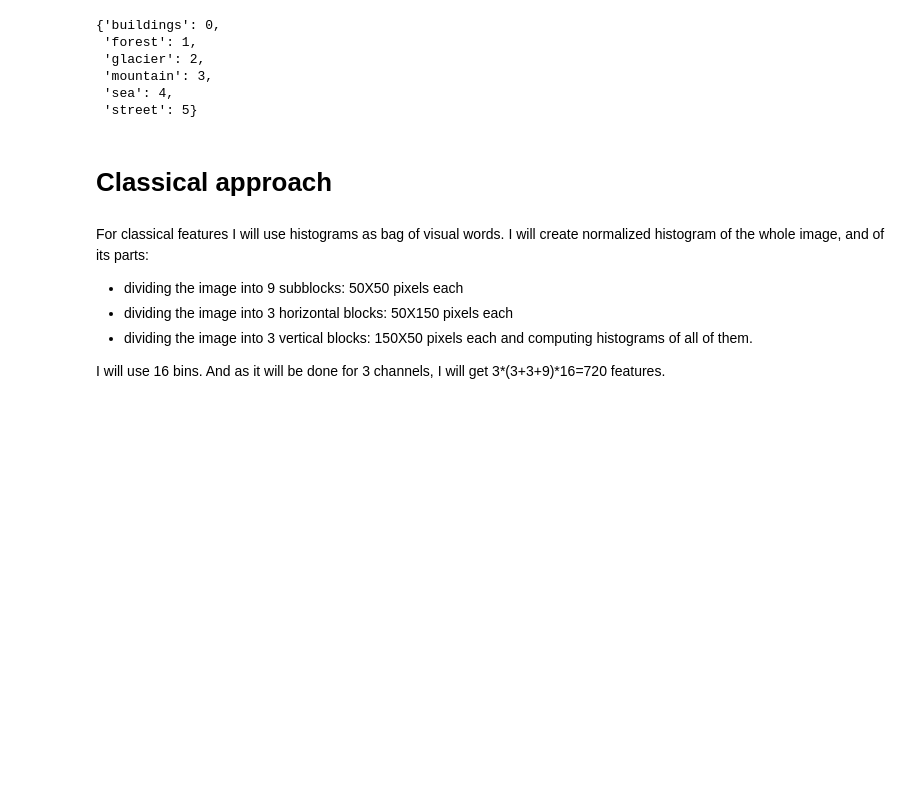
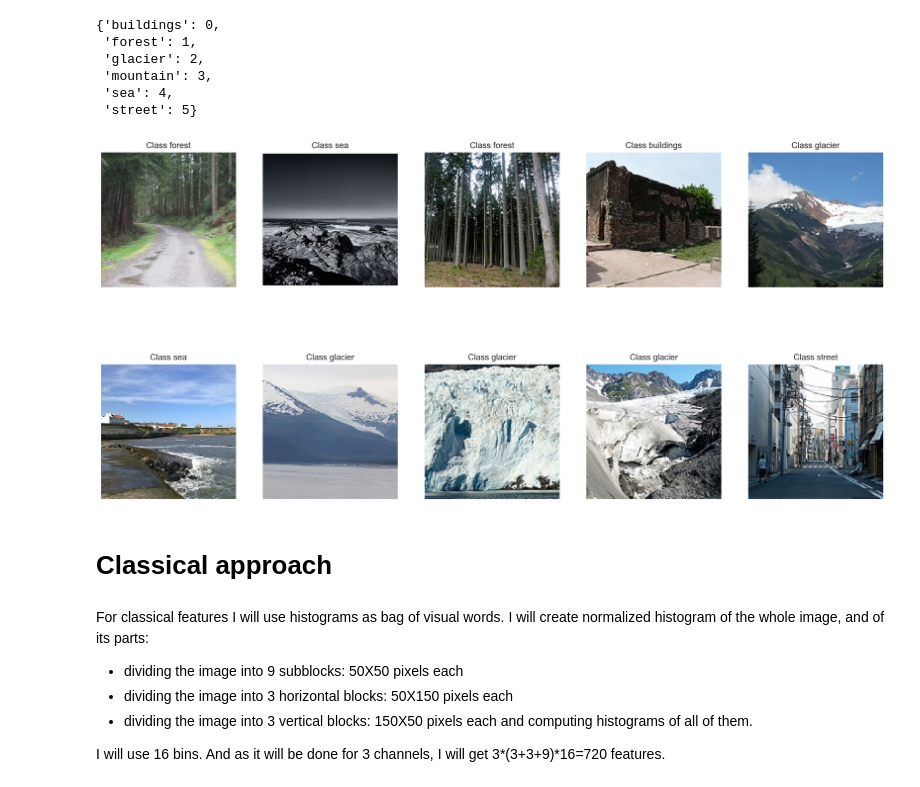
Before and after one commit to helenprokonina/ImageClassification, a Jupyter notebook: HW_2.ipynb, the cells around one changed output. Drawn from its saved outputs; the diff is of its cells as text; code cells hidden in the pictures; blank space fills up the shorter version.

```diff
--- a/HW_2.ipynb
+++ b/HW_2.ipynb
@@ -60,6 +72,19 @@ def get_data(path):
 # %%
 train_data, train_labels = get_data(train_path)
 test_data, test_labels = get_data(test_path)
+# %%
+def visualise_images(data, labels):
+    fig, axs = plt.subplots(2, 5, figsize=(20, 10))
+    idx = np.random.randint(0, len(data), 10)
+    for i, index in enumerate(idx):
+        axs[i//5, i%5].imshow(data[index])
+        axs[i//5, i%5].axis("off")
+        title = ind2class[labels[index]]
+        axs[i//5, i%5].set_title(f"Class {title}")
+# %%
+visualise_images(train_data, train_labels)
+# %% [output]
+[figure, added]
 # %% [markdown]
 # Classical approach
 # %% [markdown]
```
Also changed, not shown: parts of 24 cells of this notebook.
